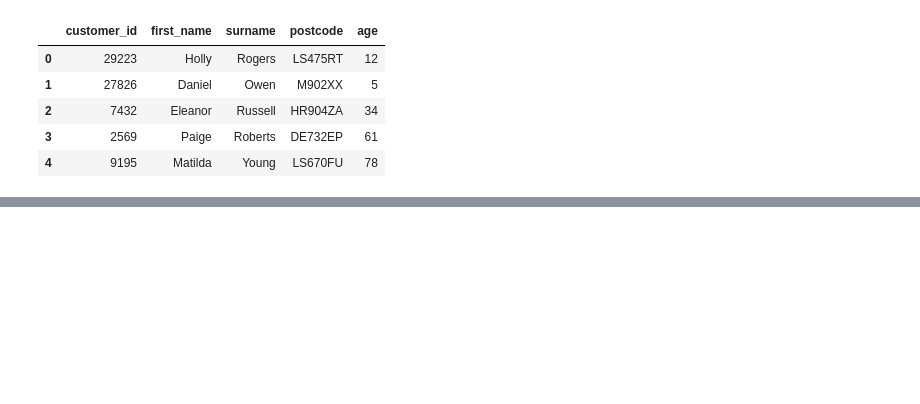
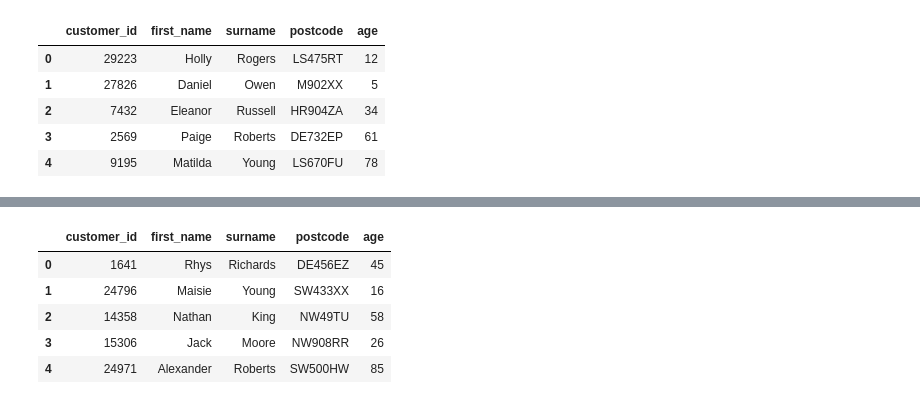
Before and after one commit to KhaingSuThway/Knowing_the_Customer, a Jupyter notebook: notebooks/exploring_data.ipynb, the cells around one changed output, grey strips where cells are left out. Cells and saved outputs as stored; diff of their text form; code cells hidden in the pictures; blank space fills up the shorter version.

```diff
--- a/notebooks/exploring_data.ipynb
+++ b/notebooks/exploring_data.ipynb
@@ -46,0 +73,11 @@ data_from_crm.head()
+# %%
+#customer data from ecommerance platform
+data_from_ecommerance_platform=pd.read_csv('../data/customer_database.csv')
+data_from_ecommerance_platform.head()
+# %% [output]
+|  | customer_id | first_name | surname | postcode | age |
+| 0 | 1641 | Rhys | Richards | DE456EZ | 45 |
+| 1 | 24796 | Maisie | Young | SW433XX | 16 |
+| 2 | 14358 | Nathan | King | NW49TU | 58 |
+| 3 | 15306 | Jack | Moore | NW908RR | 26 |
+| 4 | 24971 | Alexander | Roberts | SW500HW | 85 |
```
Also changed, not shown: parts of 10 cells of this notebook.
